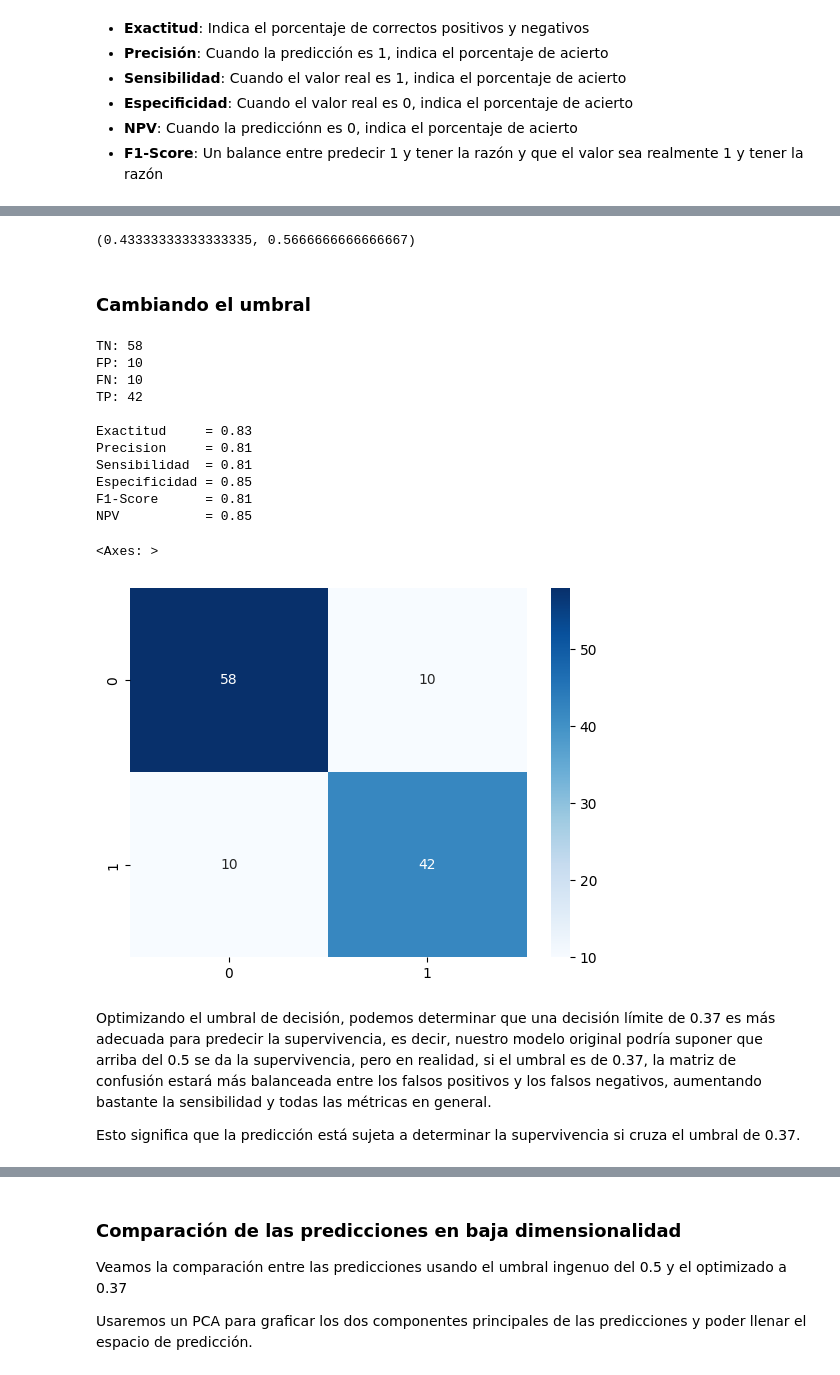
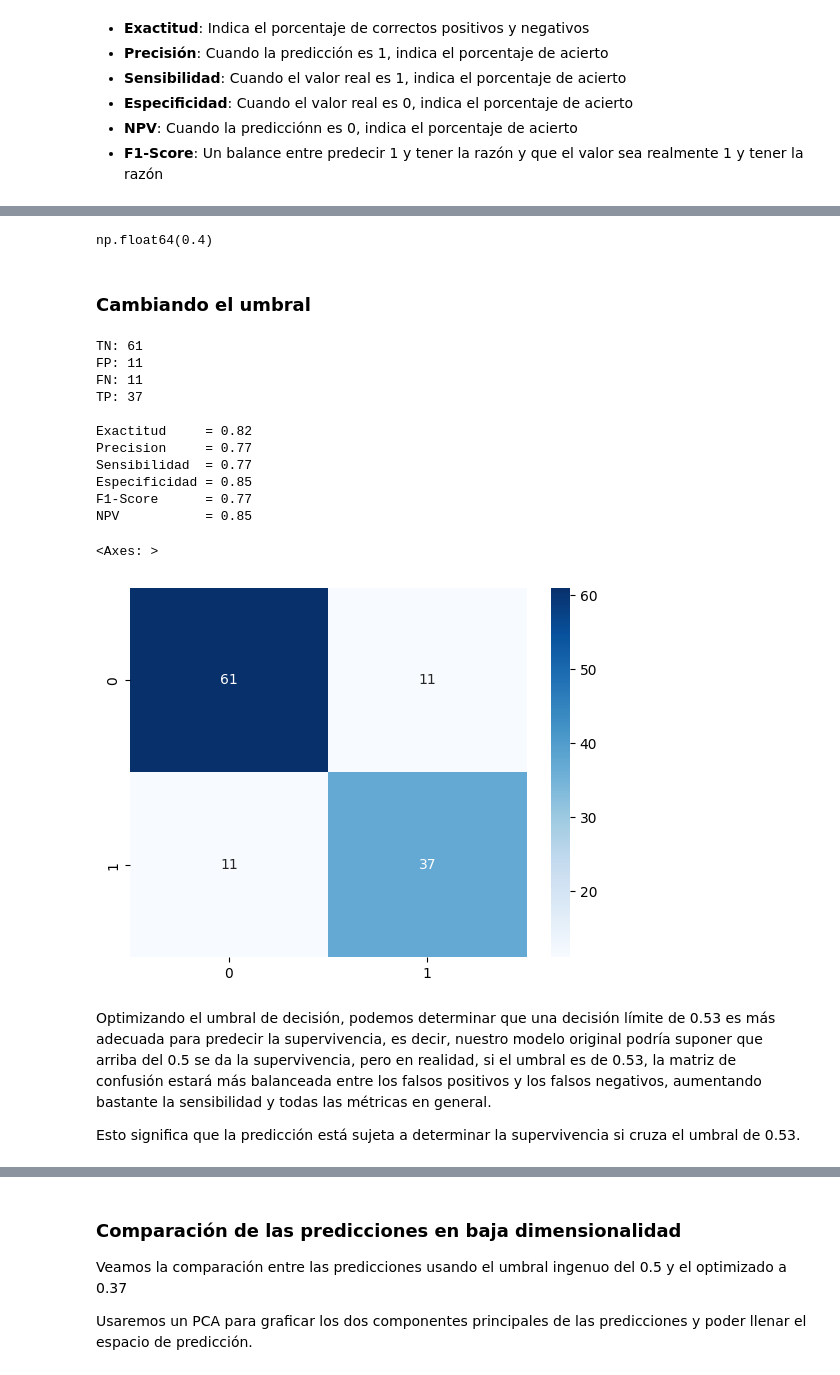
Before and after one commit to dragonnomada/ipn-cic-ia-mayo-2026, a Jupyter notebook: ejemplos/s301/e301_02.ipynb, the cells around one changed output, grey strips where cells are left out. Drawn from its saved outputs; the diff is of its cells as text; code cells hidden in the pictures.

Commit message:
S301 - Notas con gráficas finales

```diff
--- a/ejemplos/s301/e301_02.ipynb
+++ b/ejemplos/s301/e301_02.ipynb
@@ -164,10 +104,10 @@ donde $z = X_{d} \cdot \beta$ es el predictor lineal
 # %% [markdown]
 ### Optimizador ingenuo
 # %%
-betas_opt = numpy.random.normal(1, 0.1, Xd_train.shape[1])
-    # Xd_train.shape[1] = 7 caracteristicas
+betas_opt = numpy.random.normal(1, 0.1, X_train.shape[1])
+    # X_train.shape[1] = 7 caracteristicas
 
-print(betas_opt)
+betas1 = betas_opt.copy()
 
 errores = []
 
@@ -175,19 +115,19 @@ for i in range(1_000):
     # Betas alternativas, las optimas mas una perturbacion
     betas_alt = (
         betas_opt +
-        numpy.random.normal(0, 0.1, Xd_train.shape[1])
+        numpy.random.normal(0, 0.1, X_train.shape[1])
     )
 
     # Prediccion del modelo con las betas optimas
     yp_opt = (
-        numpy.exp(Xd_train.dot(betas_opt)) /
-        (1 + numpy.exp(Xd_train.dot(betas_opt)))
+        numpy.exp(X_train.dot(betas_opt)) /
+        (1 + numpy.exp(X_train.dot(betas_opt)))
     )
 
     # Prediccion del modelo con las betas alternativas
     yp_alt = (
-        numpy.exp(Xd_train.dot(betas_alt)) /
-        (1 + numpy.exp(Xd_train.dot(betas_alt)))
+        numpy.exp(X_train.dot(betas_alt)) /
+        (1 + numpy.exp(X_train.dot(betas_alt)))
     )
 
     # Error de entropia cruzada para la prediccion
@@ -208,10 +148,17 @@ for i in range(1_000):
     # en la prediccion optima que en la alternativa
     if e_opt > e_alt:
         betas_opt = betas_alt
+        e_opt = e_alt
 
     # Guardamos el historico de los errores optimos
     errores.append(e_opt)
 
-print(betas_opt)
-print(e_opt)
+betas2 = betas_opt.copy()
+
+print("Error óptimo", e_opt)
+
+pandas.DataFrame({
+    "betas_inicio": betas1,
+    "betas_final": betas2
+})
 # %% [output]
@@ -238,14 +199,14 @@ array([ 0.28990093,  0.35193606,  9.63793386,  3.51335699, 16.38106081,
 ### Validación de las predicciones
 # %%
 yp_test = (
-    numpy.exp(Xd_test.dot(betas_opt)) /
-    (1 + numpy.exp(Xd_test.dot(betas_opt)))
+    numpy.exp(X_test.dot(betas_opt)) /
+    (1 + numpy.exp(X_test.dot(betas_opt)))
 )
 
 pandas.DataFrame({
     "y_test": y_test,
     "yp_test": yp_test,
     "yp_test_bin": (yp_test > 0.5).astype(int),
-})
+}).round(2)
 # %% [output]
 |  | y_test | yp_test | yp_test_bin |
@@ -353,13 +314,13 @@ En general las pruebas estuvieron balanceadas (cerca del 50% de observaciones en
-# %%
-52 / (68 + 52), 68 / (68 + 52)
-# %% [output]
-(0.43333333333333335, 0.5666666666666667)
+# %%
+(y_test == 1).sum() / 120
+# %% [output]
+np.float64(0.4)
 # %% [markdown]
 ### Cambiando el umbral
 # %%
 from sklearn.metrics import confusion_matrix
 
-matriz = confusion_matrix(y_test, yp_test > 0.37)
+matriz = confusion_matrix(y_test, yp_test > 0.53)
 
 tn, fp, fn, tp = matriz.ravel()
 
@@ -367,43 +328,43 @@ print(f"TN: {tn:2d}")
 print(f"FP: {fp:2d}")
 print(f"FN: {fn:2d}")
 print(f"TP: {tp:2d}")
 
 print()
 
 accuracy = (tp + tn) / (tp + fp + fn + tn)
 precision = tp / (tp + fp)
 sensivity = tp / (tp + fn) # recall
 specificity = tn / (tn + fp)
 npv = tn / (tn + fn) # negative predictive value
 f1 = 2 * (precision * sensivity) / (precision + sensivity) # f1-score
 
 print(f"Exactitud     = {accuracy:.2f}")
 print(f"Precision     = {precision:.2f}")
 print(f"Sensibilidad  = {sensivity:.2f}")
 print(f"Especificidad = {specificity:.2f}")
 print(f"F1-Score      = {f1:.2f}")
 print(f"NPV           = {npv:.2f}")
 
 seaborn.heatmap(
     matriz,
     cmap="Blues",
     annot=True
 )
 # %% [output]
-TN: 58
-FP: 10
-FN: 10
-TP: 42
+TN: 61
+FP: 11
+FN: 11
+TP: 37
 
-Exactitud     = 0.83
-Precision     = 0.81
-Sensibilidad  = 0.81
+Exactitud     = 0.82
+Precision     = 0.77
+Sensibilidad  = 0.77
 Especificidad = 0.85
-F1-Score      = 0.81
+F1-Score      = 0.77
 NPV           = 0.85
 <Axes: >
-[figure, old version]
+[figure, new version]
 # %% [markdown]
-Optimizando el umbral de decisión, podemos determinar que una decisión límite de 0.37 es más adecuada para predecir la supervivencia, es decir, nuestro modelo original podría suponer que arriba del 0.5 se da la supervivencia, pero en realidad, si el umbral es de 0.37, la matriz de confusión estará más balanceada entre los falsos positivos y los falsos negativos, aumentando bastante la sensibilidad y todas las métricas en general.
+Optimizando el umbral de decisión, podemos determinar que una decisión límite de 0.53 es más adecuada para predecir la supervivencia, es decir, nuestro modelo original podría suponer que arriba del 0.5 se da la supervivencia, pero en realidad, si el umbral es de 0.53, la matriz de confusión estará más balanceada entre los falsos positivos y los falsos negativos, aumentando bastante la sensibilidad y todas las métricas en general.
 
-Esto significa que la predicción está sujeta a determinar la supervivencia si cruza el umbral de 0.37.
+Esto significa que la predicción está sujeta a determinar la supervivencia si cruza el umbral de 0.53.
```
Also changed, not shown: parts of 43 cells of this notebook.
